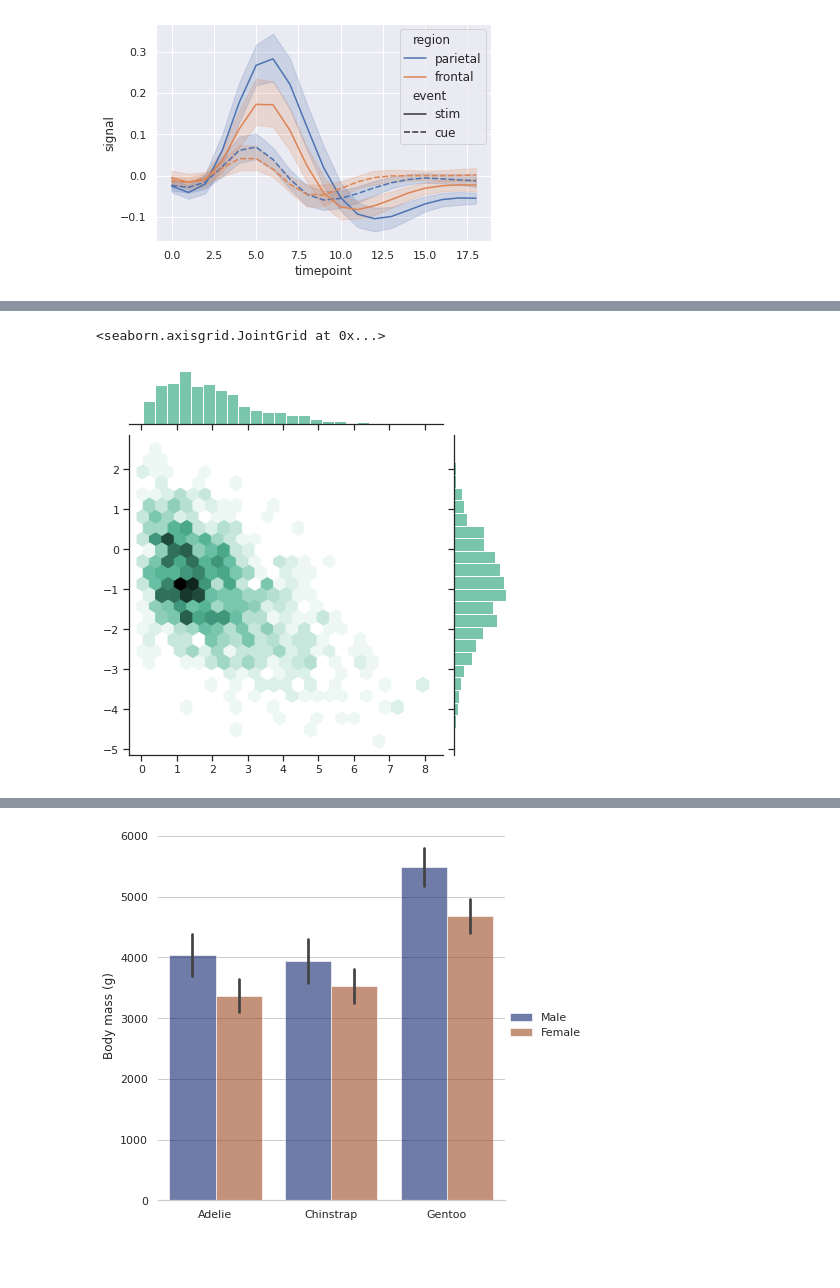
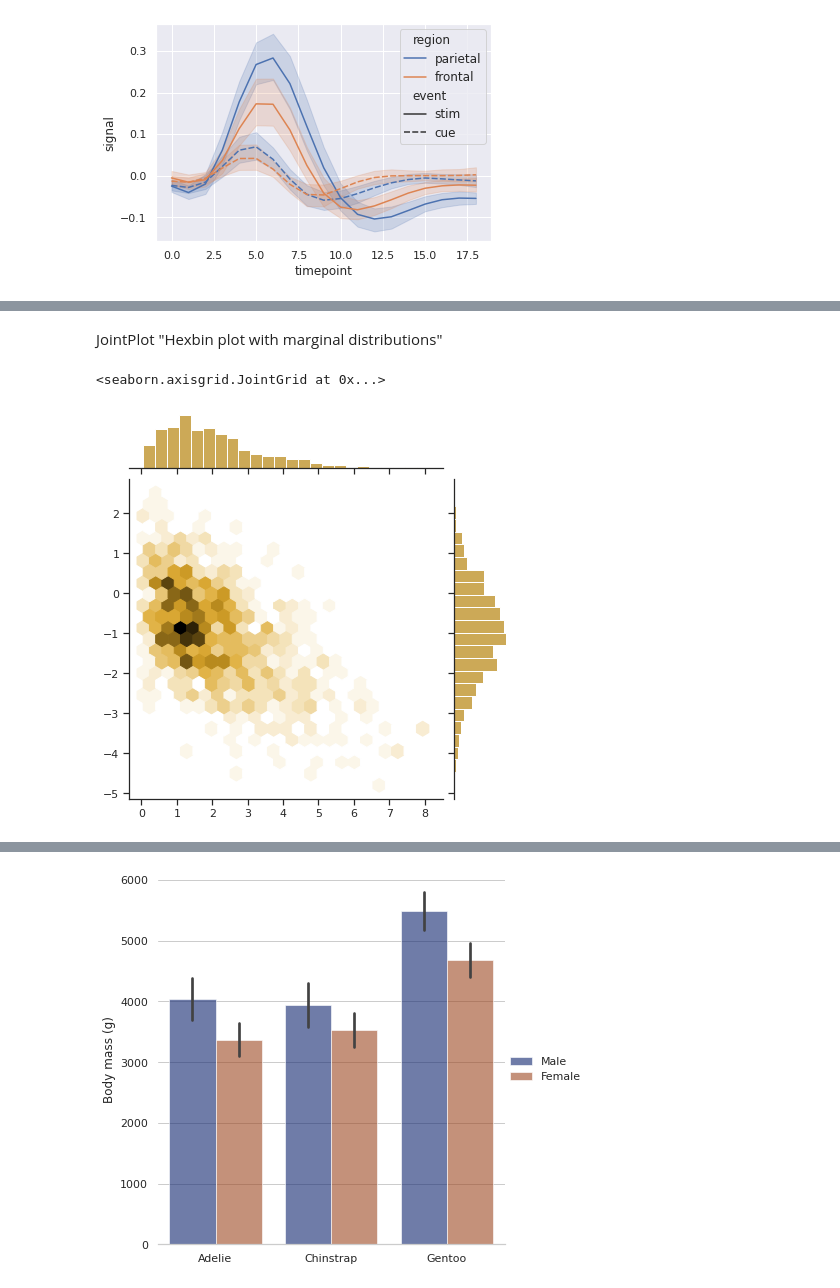
Before and after one commit to ridhamel/Machine-Learning_Homework, a Jupyter notebook: Week_4_ML_Data_Visualization_with_seaborn.ipynb, the cells around one changed output, grey strips where cells are left out. Saved outputs shown, nothing was run; the diff lists cells and outputs as text; code cells hidden in the pictures; blank space fills up the shorter version.

```diff
--- a/Week_4_ML_Data_Visualization_with_seaborn.ipynb
+++ b/Week_4_ML_Data_Visualization_with_seaborn.ipynb
@@ -39,12 +2,0 @@ sns.scatterplot(x="carat", y="price",
-# %%
-import seaborn as sns
-sns.set_theme(style="ticks", palette="pastel")
-
-# Load the example tips dataset
-tips = sns.load_dataset("tips")
-
-# Draw a nested boxplot to show bills by day and time
-sns.boxplot(x="day", y="total_bill",
-            hue="smoker", palette=["m", "g"],
-            data=tips)
-sns.despine(offset=10, trim=True)
@@ -66,0 +3,6 @@ sns.despine(left=True)
+# %%
+import pandas as pd
+import seaborn as sns
+import numpy as np
+import matplotlib.pyplot as plt
+sns.set()
@@ -130,13 +81,15 @@ sns.displot(
+# %% [markdown]
+JointPlot "Hexbin plot with marginal distributions"
 # %%
 import numpy as np
 import seaborn as sns
 sns.set_theme(style="ticks")
 
 rs = np.random.RandomState(11)
 x = rs.gamma(2, size=1000)
 y = -.5 * x + rs.normal(size=1000)
 
-sns.jointplot(x=x, y=y, kind="hex", color="#4CB391")
+sns.jointplot(x=x, y=y, kind="hex", color="#bc8d1f")
 # %% [output]
 <seaborn.axisgrid.JointGrid at 0x...>
-[figure, old version]
+[figure, new version]
```
Also changed, not shown: parts of 25 cells of this notebook.
